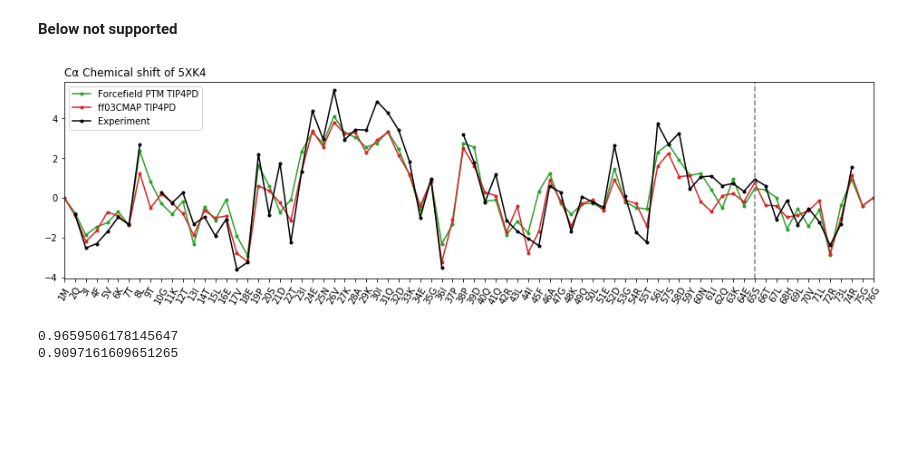
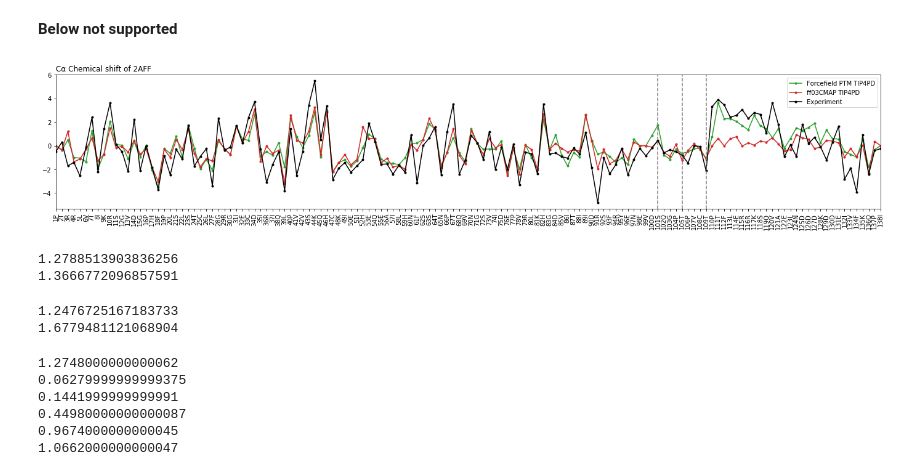
Before and after one commit to Zuricho/My_Lab, a Jupyter notebook: Figure_ipynb/ChemShift_2AFF/ChemShift_2aff.ipynb, the cells around one changed output. Drawn from its saved outputs; the diff is of its cells as text; code cells hidden in the pictures; blank space fills up the shorter version.

```diff
--- a/Figure_ipynb/ChemShift_2AFF/ChemShift_2aff.ipynb
+++ b/Figure_ipynb/ChemShift_2AFF/ChemShift_2aff.ipynb
@@ -207,41 +207,88 @@ print(abs(Avg_CAShift2_CMAP[108]-ExpData[108]))
 0.21240000000000459
 # %% [markdown]
 **Below not supported**
+# %%
+CAShift2_D_sim1 = LoadPred_CA_2("2aff.md.pdb_pred_D_sim1_A.tab") + LoadPred_CA_2("2aff.md.pdb_pred_D_sim1_B.tab")
+CAShift2_D_sim2 = LoadPred_CA_2("2aff.md.pdb_pred_D_sim2_A.tab") + LoadPred_CA_2("2aff.md.pdb_pred_D_sim2_B.tab")
+CAShift2_D_sim3 = LoadPred_CA_2("2aff.md.pdb_pred_D_sim3_A.tab") + LoadPred_CA_2("2aff.md.pdb_pred_D_sim3_B.tab")
+CAShift2_D_sim4 = LoadPred_CA_2("2aff.md.pdb_pred_D_sim4_A.tab") + LoadPred_CA_2("2aff.md.pdb_pred_D_sim4_B.tab")
+CAShift2_D_sim5 = LoadPred_CA_2("2aff.md.pdb_pred_D_sim5_A.tab") + LoadPred_CA_2("2aff.md.pdb_pred_D_sim5_B.tab")
+
+
+Avg_CAShift2_D_A = AvgChemShift_CA_2("2aff.md.pdb_pred_D_sim1_A.tab","2aff.md.pdb_pred_D_sim2_A.tab","2aff.md.pdb_pred_D_sim3_A.tab","2aff.md.pdb_pred_D_sim4_A.tab","2aff.md.pdb_pred_D_sim5_A.tab")
+Avg_CAShift2_D_B = AvgChemShift_CA_2("2aff.md.pdb_pred_D_sim1_B.tab","2aff.md.pdb_pred_D_sim2_B.tab","2aff.md.pdb_pred_D_sim3_B.tab","2aff.md.pdb_pred_D_sim4_B.tab","2aff.md.pdb_pred_D_sim5_B.tab")
+Avg_CAShift2_D = Avg_CAShift2_D_A + Avg_CAShift2_D_B
+
+
+CAShift2_D_CMAP_sim1 = LoadPred_CA_2("2aff.md.pdb_pred_D_CMAP_sim1_A.tab") + LoadPred_CA_2("2aff.md.pdb_pred_D_CMAP_sim1_B.tab")
+CAShift2_D_CMAP_sim2 = LoadPred_CA_2("2aff.md.pdb_pred_D_CMAP_sim2_A.tab") + LoadPred_CA_2("2aff.md.pdb_pred_D_CMAP_sim2_B.tab")
+CAShift2_D_CMAP_sim3 = LoadPred_CA_2("2aff.md.pdb_pred_D_CMAP_sim3_A.tab") + LoadPred_CA_2("2aff.md.pdb_pred_D_CMAP_sim3_B.tab")
+CAShift2_D_CMAP_sim4 = LoadPred_CA_2("2aff.md.pdb_pred_D_CMAP_sim4_A.tab") + LoadPred_CA_2("2aff.md.pdb_pred_D_CMAP_sim4_B.tab")
+CAShift2_D_CMAP_sim5 = LoadPred_CA_2("2aff.md.pdb_pred_D_CMAP_sim5_A.tab") + LoadPred_CA_2("2aff.md.pdb_pred_D_CMAP_sim5_B.tab")
+
+
+Avg_CAShift2_D_CMAP_A = AvgChemShift_CA_2("2aff.md.pdb_pred_D_CMAP_sim1_A.tab","2aff.md.pdb_pred_D_CMAP_sim2_A.tab","2aff.md.pdb_pred_D_CMAP_sim3_A.tab","2aff.md.pdb_pred_D_CMAP_sim4_A.tab","2aff.md.pdb_pred_D_CMAP_sim5_A.tab")
+Avg_CAShift2_D_CMAP_B = AvgChemShift_CA_2("2aff.md.pdb_pred_D_CMAP_sim1_B.tab","2aff.md.pdb_pred_D_CMAP_sim2_B.tab","2aff.md.pdb_pred_D_CMAP_sim3_B.tab","2aff.md.pdb_pred_D_CMAP_sim4_B.tab","2aff.md.pdb_pred_D_CMAP_sim5_B.tab")
+Avg_CAShift2_D_CMAP = Avg_CAShift2_D_CMAP_A + Avg_CAShift2_D_CMAP_B
 # %%
-Avg_CAShift2_D = AvgChemShift_CA_2("5xk4.md.pdb_pred_D_sim1.tab","5xk4.md.pdb_pred_D_sim2.tab","5xk4.md.pdb_pred_D_sim3.tab","5xk4.md.pdb_pred_D_sim4.tab","5xk4.md.pdb_pred_D_sim5.tab")
-Avg_CAShift2_D_CMAP = AvgChemShift_CA_2("5xk4.md.pdb_pred_D_CMAP_sim1.tab","5xk4.md.pdb_pred_D_CMAP_sim2.tab","5xk4.md.pdb_pred_D_CMAP_sim3.tab","5xk4.md.pdb_pred_D_CMAP_sim4.tab","5xk4.md.pdb_pred_D_CMAP_sim5.tab")
 
 # Plot Average
 
-plt.subplots(figsize=(16,4))
+plt.subplots(figsize=(24,4))
 
 plt.plot(Avg_CAShift2_D,'.-',label='Forcefield PTM TIP4PD',color='tab:green')
 plt.plot(Avg_CAShift2_D_CMAP,'.-',label='ff03CMAP TIP4PD',color='tab:red')
 
 plt.plot(ExpData,'.-',label='Experiment',color="black")
 
 
 
-plt.title('Cα Chemical shift of 5XK4',loc='left')
+plt.title('Cα Chemical shift of 2AFF',loc='left')
 
 plt.xlim(0, len(CAShift2_sim1)-1)
-plt.xticks(np.arange(0,len(res_list)),res_list,rotation='60')
+plt.xticks(np.arange(0,len(res_list)),res_list,rotation='90')
 
 # Tag modified residues
-plt.axvline(x=64, ymin=0, ymax=1,color="grey",linestyle="--")
+plt.axvline(x=100, ymin=0, ymax=1,color="grey",linestyle="--")
+plt.axvline(x=104, ymin=0, ymax=1,color="grey",linestyle="--")
+plt.axvline(x=108, ymin=0, ymax=1,color="grey",linestyle="--")
 
 plt.legend()
 
-plt.savefig("5xk4_TIP4PD.png",dpi=100)
+plt.savefig("2aff_TIP4PD.png",dpi=100)
 plt.show()
 # %% [output]
-[figure, old version]
+[figure, new version]
 # %%
 print(RMSD(Avg_CAShift2_D,ExpData))
 print(RMSD(Avg_CAShift2_D_CMAP,ExpData))
 # %% [output]
-0.9659506178145647
-0.9097161609651265
+1.2788513903836256
+1.3666772096857591
+# %%
+# B Chain
+print(RMSD(Avg_CAShift2_D[98:],ExpData[98:]))
+print(RMSD(Avg_CAShift2_D_CMAP[98:],ExpData[98:]))
+# %% [output]
+1.2476725167183733
+1.6779481121068904
+# %%
+# Modification site
+print(abs(Avg_CAShift2_D[100]-ExpData[100]))
+print(abs(Avg_CAShift2_D_CMAP[100]-ExpData[100]))
+
+print(abs(Avg_CAShift2_D[104]-ExpData[104]))
+print(abs(Avg_CAShift2_D_CMAP[104]-ExpData[104]))
+
+print(abs(Avg_CAShift2_D[108]-ExpData[108]))
+print(abs(Avg_CAShift2_D_CMAP[108]-ExpData[108]))
+# %% [output]
+1.2748000000000062
+0.06279999999999375
+0.1441999999999991
+0.44980000000000087
+0.9674000000000045
+1.0662000000000047
 # %%
 # Plot Average
 
```
Also changed, not shown: parts of 9 cells of this notebook, 23 other files.
